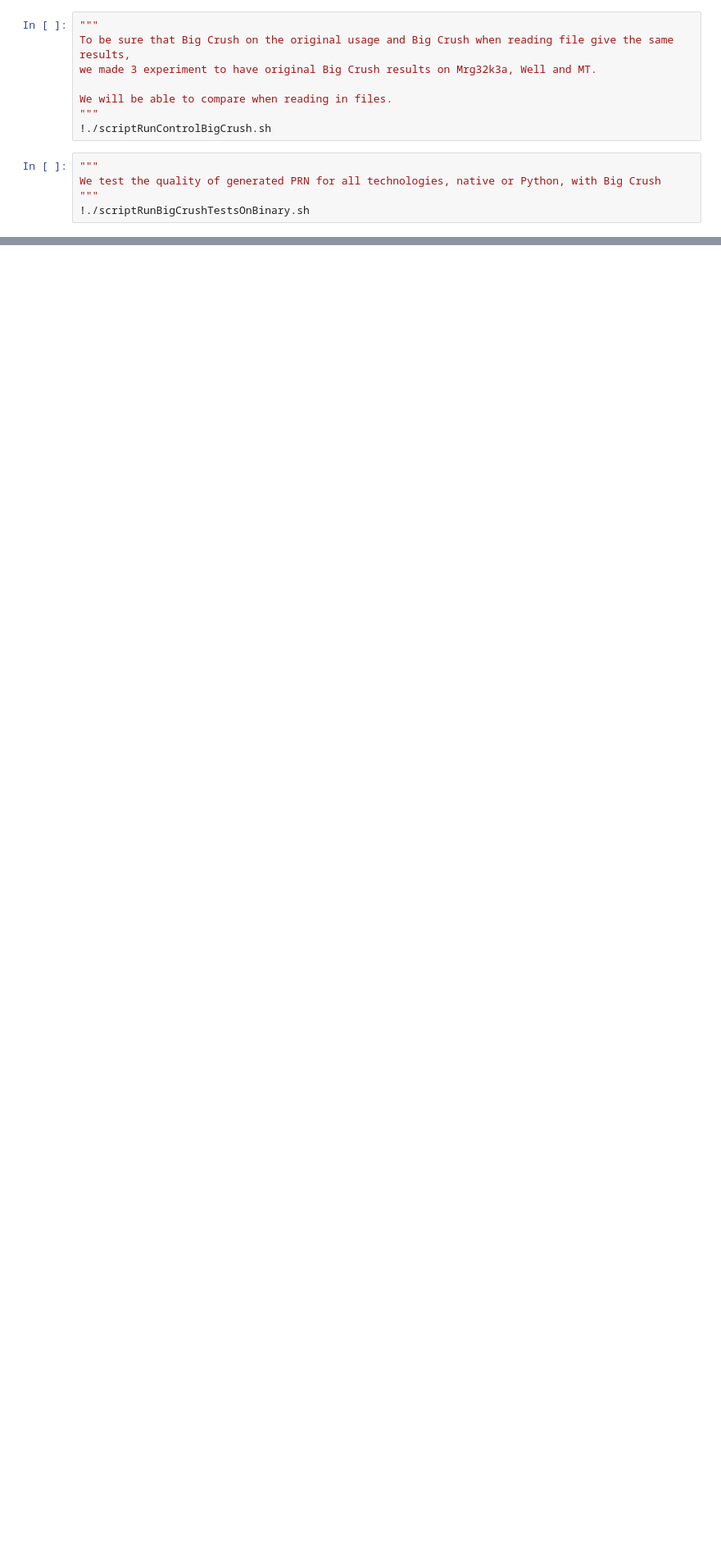
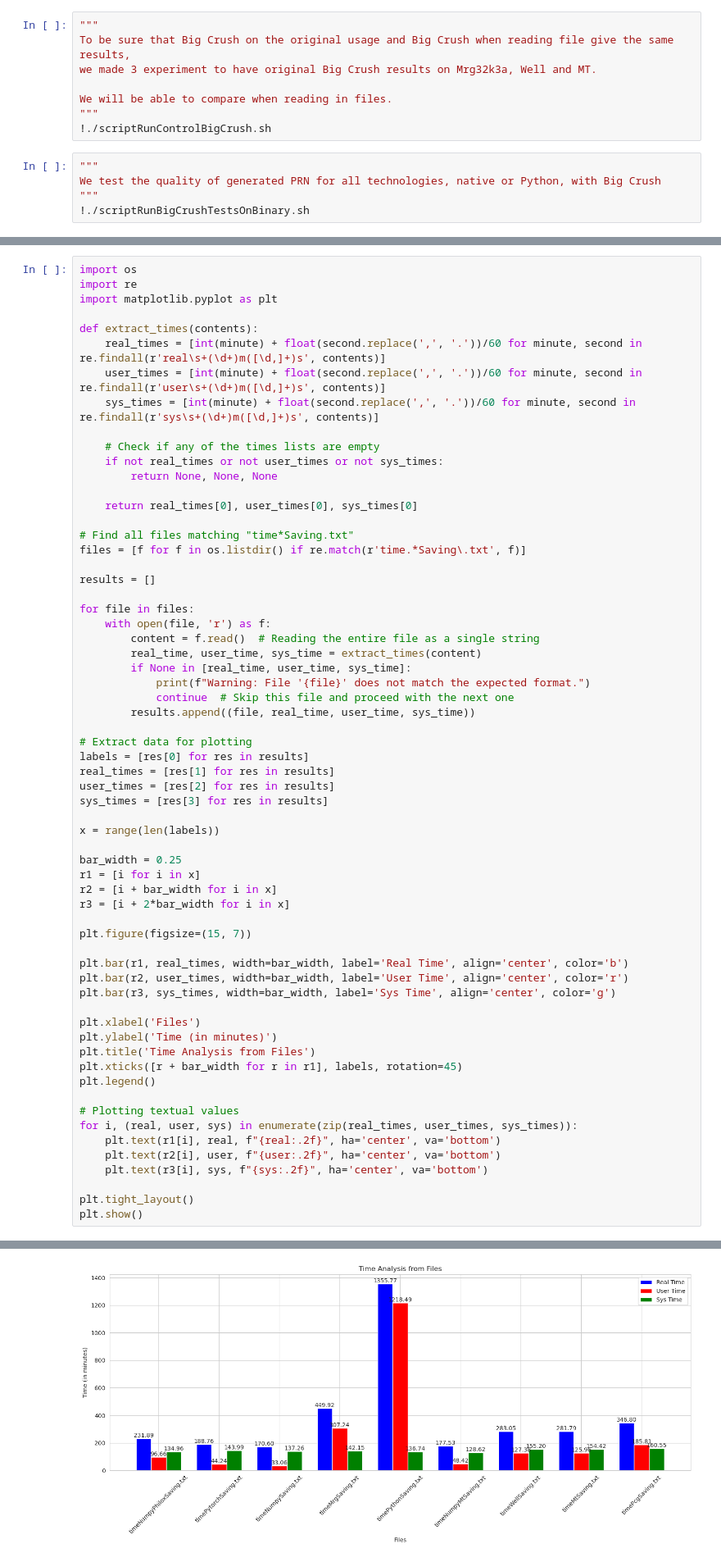
Before and after one commit to benjaminantunes/random-numbers-in-machine-learning, a Jupyter notebook: MachineLearning-RandomGeneration.ipynb, the cells around one changed output, grey strips where cells are left out. Shown at 82% size. Saved outputs shown, nothing was run; the diff lists cells and outputs as text; blank space fills up the shorter version.

Commit message:
Last version, data ok

```diff
--- a/MachineLearning-RandomGeneration.ipynb
+++ b/MachineLearning-RandomGeneration.ipynb
@@ -317,0 +426,64 @@ TestU01 is done on 2**38 binary.
+# %%
+import os
+import re
+import matplotlib.pyplot as plt
+
+def extract_times(contents):
+    real_times = [int(minute) + float(second.replace(',', '.'))/60 for minute, second in re.findall(r'real\s+(\d+)m([\d,]+)s', contents)]
+    user_times = [int(minute) + float(second.replace(',', '.'))/60 for minute, second in re.findall(r'user\s+(\d+)m([\d,]+)s', contents)]
+    sys_times = [int(minute) + float(second.replace(',', '.'))/60 for minute, second in re.findall(r'sys\s+(\d+)m([\d,]+)s', contents)]
+
+    # Check if any of the times lists are empty
+    if not real_times or not user_times or not sys_times:
+        return None, None, None
+
+    return real_times[0], user_times[0], sys_times[0]
+
+# Find all files matching "time*Saving.txt"
+files = [f for f in os.listdir() if re.match(r'time.*Saving\.txt', f)]
+
+results = []
+
+for file in files:
+    with open(file, 'r') as f:
+        content = f.read()  # Reading the entire file as a single string
+        real_time, user_time, sys_time = extract_times(content)
+        if None in [real_time, user_time, sys_time]:
+            print(f"Warning: File '{file}' does not match the expected format.")
+            continue  # Skip this file and proceed with the next one
+        results.append((file, real_time, user_time, sys_time))
+
+# Extract data for plotting
+labels = [res[0] for res in results]
+real_times = [res[1] for res in results]
+user_times = [res[2] for res in results]
+sys_times = [res[3] for res in results]
+
+x = range(len(labels))
+
+bar_width = 0.25
+r1 = [i for i in x]
+r2 = [i + bar_width for i in x]
+r3 = [i + 2*bar_width for i in x]
+
+plt.figure(figsize=(15, 7))
+
+plt.bar(r1, real_times, width=bar_width, label='Real Time', align='center', color='b')
+plt.bar(r2, user_times, width=bar_width, label='User Time', align='center', color='r')
+plt.bar(r3, sys_times, width=bar_width, label='Sys Time', align='center', color='g')
+
+plt.xlabel('Files')
+plt.ylabel('Time (in minutes)')
+plt.title('Time Analysis from Files')
+plt.xticks([r + bar_width for r in r1], labels, rotation=45)
+plt.legend()
+
+# Plotting textual values
+for i, (real, user, sys) in enumerate(zip(real_times, user_times, sys_times)):
+    plt.text(r1[i], real, f"{real:.2f}", ha='center', va='bottom')
+    plt.text(r2[i], user, f"{user:.2f}", ha='center', va='bottom')
+    plt.text(r3[i], sys, f"{sys:.2f}", ha='center', va='bottom')
+
+plt.tight_layout()
+plt.show()
+# %% [output]
@@ -317,0 +491 @@ TestU01 is done on 2**38 binary.
+[figure, added]
```
Also changed, not shown: parts of 5 cells of this notebook, 44 other files.
